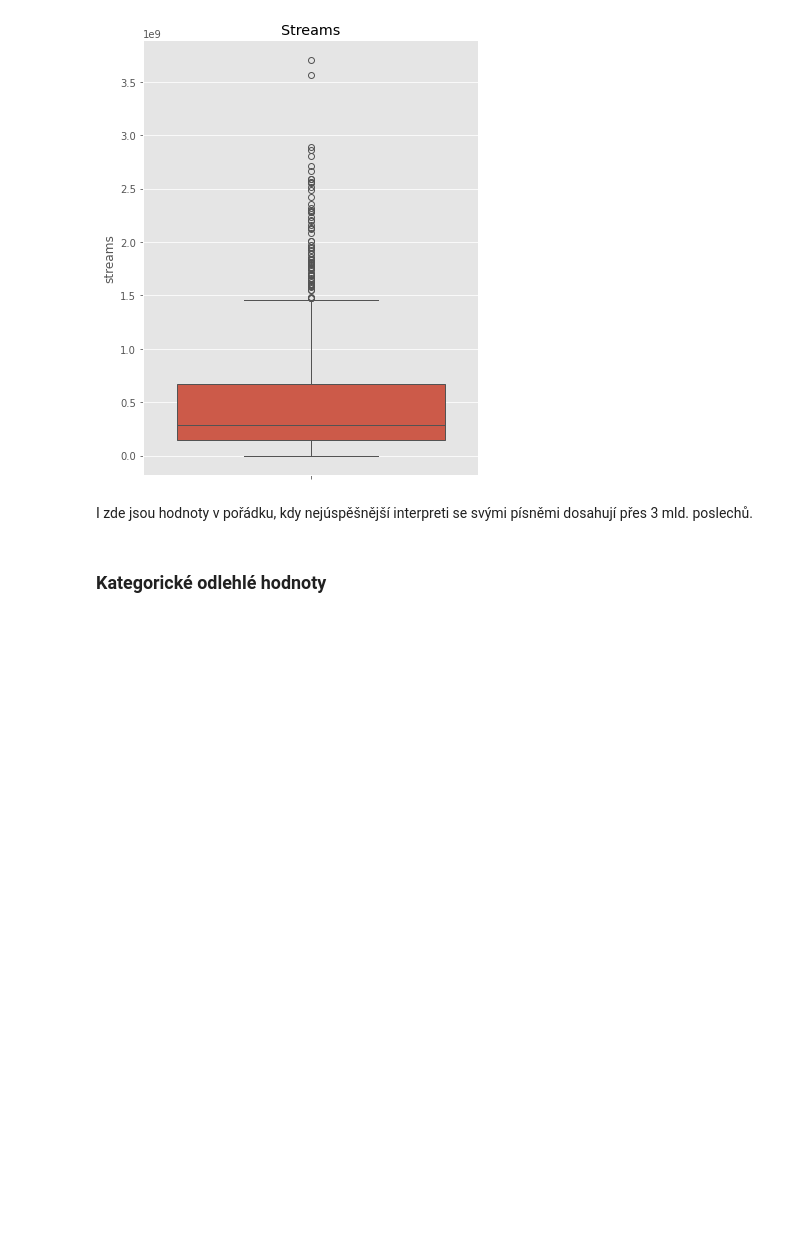
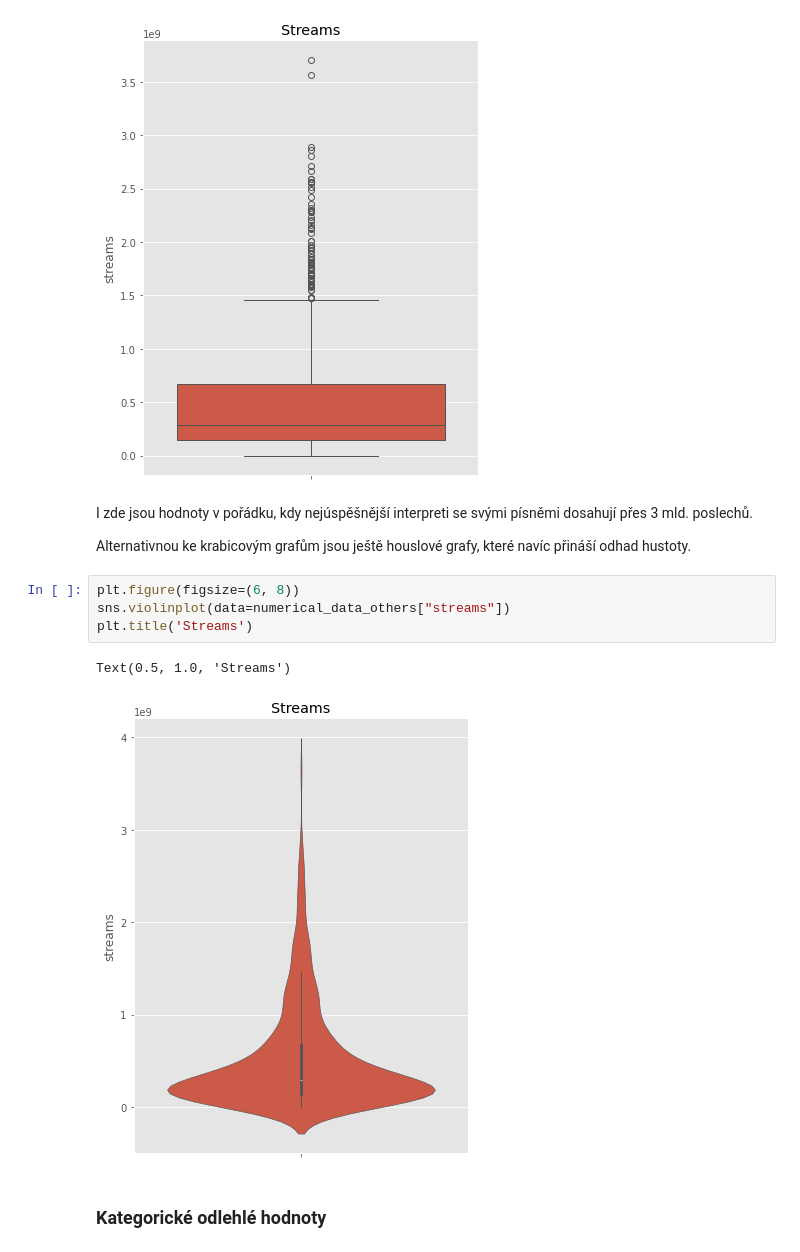
Before and after one commit to Filda99/FIT-UPA, a Jupyter notebook: proj2/upa_proj2.ipynb, the cells around one changed output. Drawn from its saved outputs; the diff is of its cells as text; blank space fills up the shorter version.

```diff
--- a/proj2/upa_proj2.ipynb
+++ b/proj2/upa_proj2.ipynb
@@ -300,5 +323,14 @@ Text(0.5, 1.0, 'Streams')
 [figure]
 # %% [markdown]
 I zde jsou hodnoty v pořádku, kdy nejúspěšnější interpreti se svými písněmi dosahují přes 3 mld. poslechů.
+
+Alternativnou ke krabicovým grafům jsou ještě houslové grafy, které navíc přináší odhad hustoty.
+# %%
+plt.figure(figsize=(6, 8))
+sns.violinplot(data=numerical_data_others["streams"])
+plt.title('Streams')
+# %% [output]
+Text(0.5, 1.0, 'Streams')
+[figure, added]
 # %% [markdown]
 ### Kategorické odlehlé hodnoty
```
Also changed, not shown: parts of 6 cells of this notebook.
